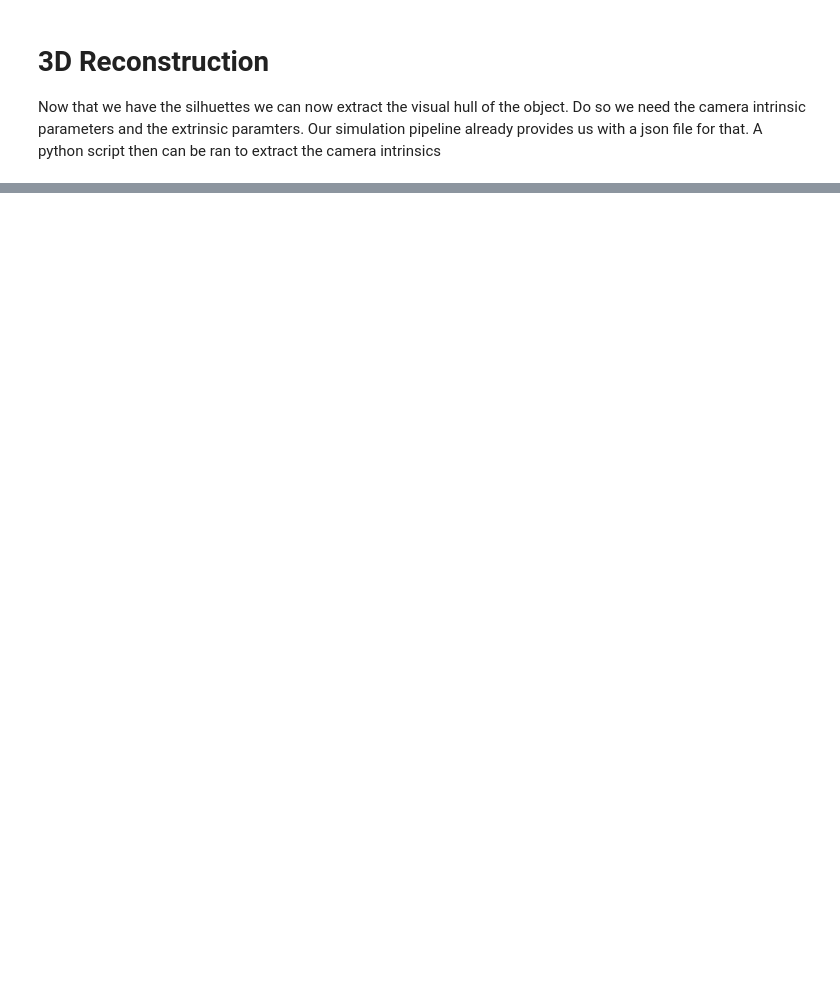
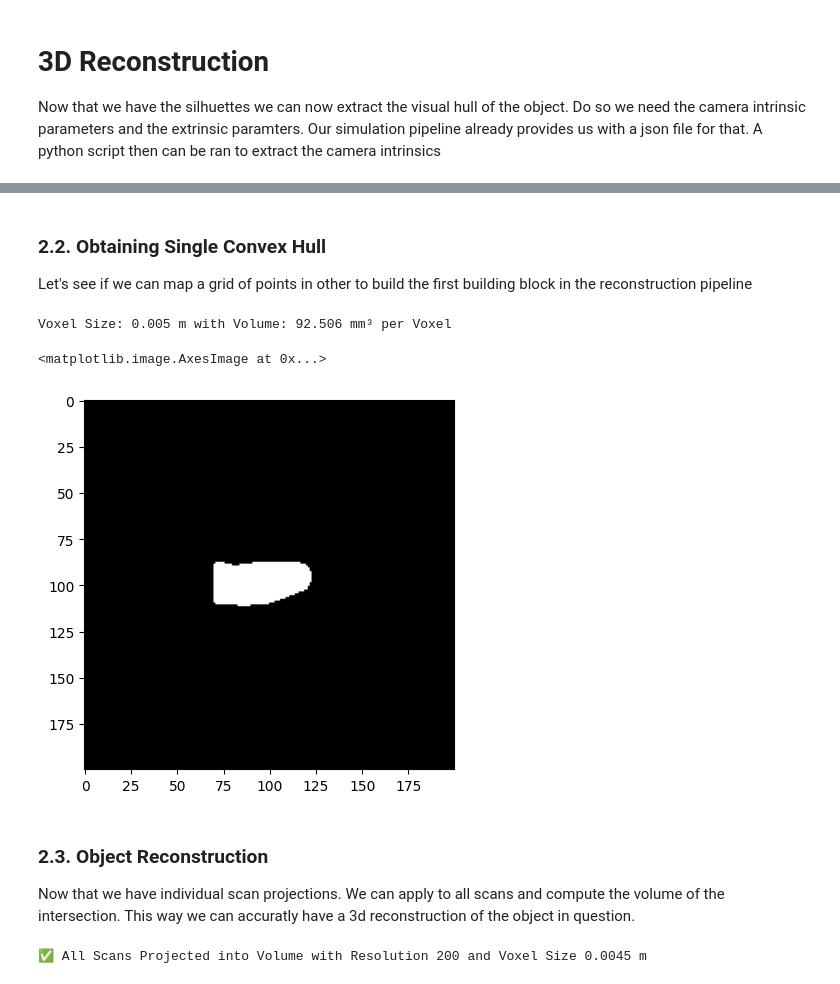
Before and after one commit to GuilhermeCosta-Ferreira/ARM-SOFT-Scanning, a Jupyter notebook: 3d_reconstruction/reconstruction_nb.ipynb, the cells around one changed output, grey strips where cells are left out. Saved outputs shown, nothing was run; the diff lists cells and outputs as text; code cells hidden in the pictures; blank space fills up the shorter version.

```diff
--- a/3d_reconstruction/reconstruction_nb.ipynb
+++ b/3d_reconstruction/reconstruction_nb.ipynb
@@ -29,0 +102,23 @@ print(camera_data.get_camera_extrinsics(0))
+# %% [markdown]
+### 2.2. Obtaining Single Convex Hull
+Let's see if we can map a grid of points in other to build the first building block in the reconstruction pipeline
+# %%
+camera_volume, voxel_size = project_scan(camera_data, scans, 0, resolution=200, reconstruction_range=0.45)
+
+print(f"Voxel Size: {np.round(voxel_size,3)} m with Volume: {np.round(voxel_size**3 * 1e9, 3)} mm³ per Voxel")
+
+plt.imshow(camera_volume[:, 200//2, :], cmap='gray')
+# %% [output]
+Voxel Size: 0.005 m with Volume: 92.506 mm³ per Voxel
+<matplotlib.image.AxesImage at 0x...>
+[figure, added]
+# %% [markdown]
+### 2.3. Object Reconstruction
+Now that we have individual scan projections. We can apply to all scans and compute the volume of the intersection. This way we can accuratly have a 3d reconstruction of the object in question.
+# %%
+resolution = 200
+reconstruction_range = 0.45
+
+full_volume, vozel_size = project_all_scans(camera_data, scans, resolution=resolution, reconstruction_range=reconstruction_range)
+# %% [output]
+✅ All Scans Projected into Volume with Resolution 200 and Voxel Size 0.0045 m
```
Also changed, not shown: parts of 18 cells of this notebook, 27 other files.
